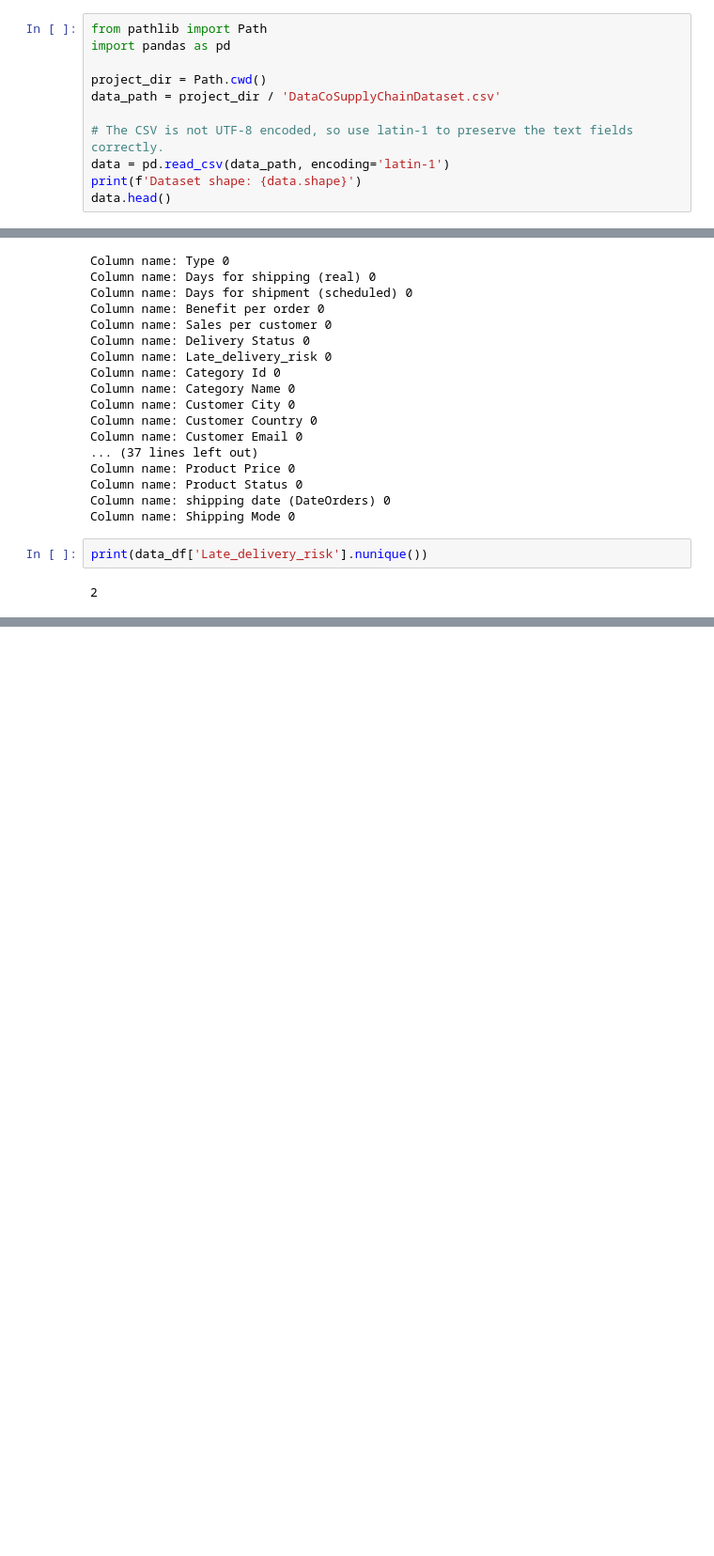
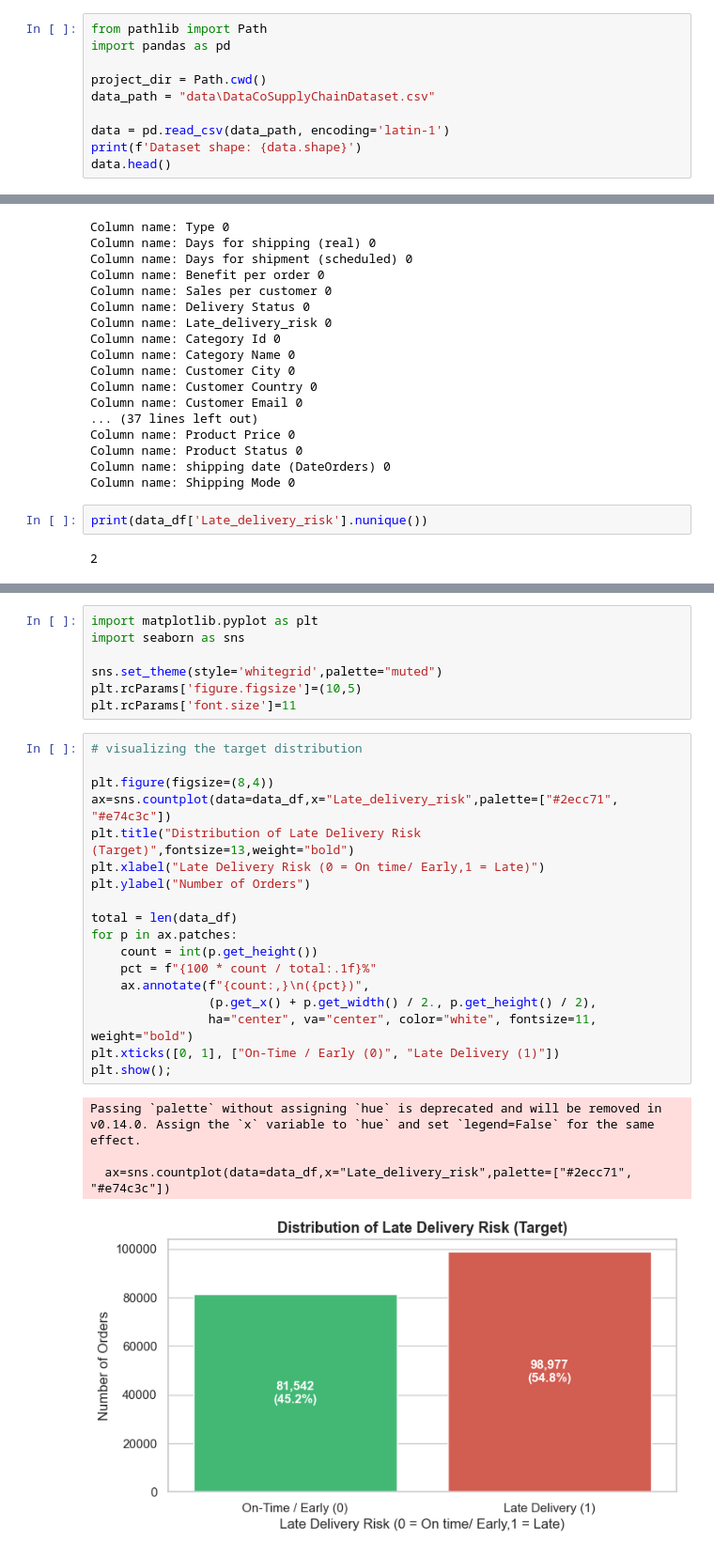
Before and after one commit to thamidu02/supply_chain_ML_model, a Jupyter notebook: test.ipynb, the cells around one changed output, grey strips where cells are left out. Shown at 94% size. Cells and saved outputs as stored; diff of their text form; blank space fills up the shorter version.

Commit message:
Data cleaning and quality compoent

```diff
--- a/test.ipynb
+++ b/test.ipynb
@@ -5,9 +5,8 @@ from pathlib import Path
 import pandas as pd
 
 project_dir = Path.cwd()
-data_path = project_dir / 'DataCoSupplyChainDataset.csv'
+data_path = "data\DataCoSupplyChainDataset.csv"
 
-# The CSV is not UTF-8 encoded, so use latin-1 to preserve the text fields correctly.
 data = pd.read_csv(data_path, encoding='latin-1')
 print(f'Dataset shape: {data.shape}')
 data.head()
@@ -101,0 +103,30 @@ print(data_df['Late_delivery_risk'].nunique())
+# %%
+import matplotlib.pyplot as plt
+import seaborn as sns
+
+sns.set_theme(style='whitegrid',palette="muted")
+plt.rcParams['figure.figsize']=(10,5)
+plt.rcParams['font.size']=11
+# %%
+# visualizing the target distribution
+
+plt.figure(figsize=(8,4))
+ax=sns.countplot(data=data_df,x="Late_delivery_risk",palette=["#2ecc71", "#e74c3c"])
+plt.title("Distribution of Late Delivery Risk (Target)",fontsize=13,weight="bold")
+plt.xlabel("Late Delivery Risk (0 = On time/ Early,1 = Late)")
+plt.ylabel("Number of Orders")
+
+total = len(data_df)
+for p in ax.patches:
+    count = int(p.get_height())
+    pct = f"{100 * count / total:.1f}%"
+    ax.annotate(f"{count:,}\n({pct})",
+                (p.get_x() + p.get_width() / 2., p.get_height() / 2),
+                ha="center", va="center", color="white", fontsize=11, weight="bold")
+plt.xticks([0, 1], ["On-Time / Early (0)", "Late Delivery (1)"])
+plt.show();
+# %% [output]
+Passing `palette` without assigning `hue` is deprecated and will be removed in v0.14.0. Assign the `x` variable to `hue` and set `legend=False` for the same effect.
+
+  ax=sns.countplot(data=data_df,x="Late_delivery_risk",palette=["#2ecc71", "#e74c3c"])
+[figure, added]
```
Also changed, not shown: parts of 29 cells of this notebook.
